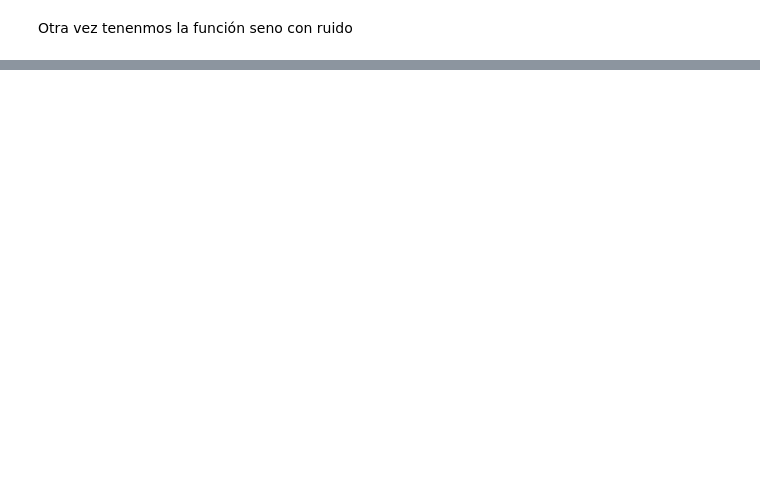
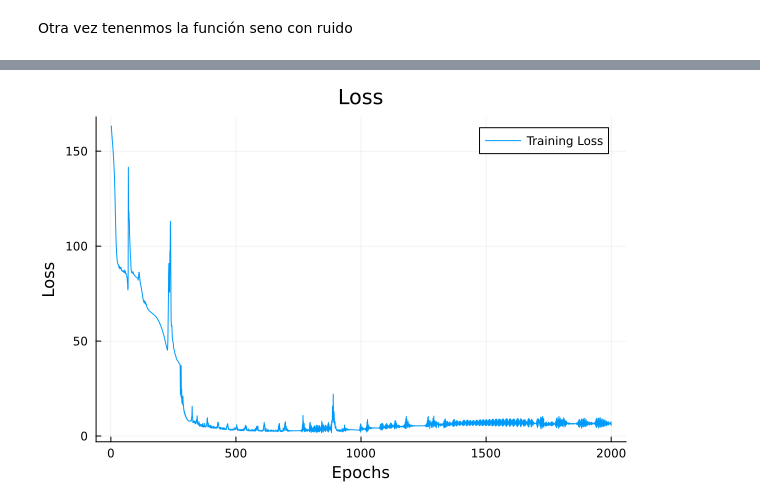
Before and after one commit to jp6879/TrackVersionsProgramsGit, a Jupyter notebook: MLTraining/1/1.2RNN.ipynb, the cells around one changed output, grey strips where cells are left out. Saved outputs shown, nothing was run; the diff lists cells and outputs as text; code cells hidden in the pictures; blank space fills up the shorter version.

```diff
--- a/MLTraining/1/1.2RNN.ipynb
+++ b/MLTraining/1/1.2RNN.ipynb
@@ -102,0 +128,29 @@ end
+# %%
+lossRNN = []
+lossRNN_test = []
+accuracy_train = []
+accuracy_test = []
+function accuracy()
+    num_correct = 0
+    num_correct_test = 0
+
+    # Transform into a flat Vector{Float32} the Vector{Vector{Float32}}
+    flat_vector_train = reduce(vcat,reduce(vcat,t_train_data))
+    flat_vector_test = reduce(vcat,reduce(vcat,t_test_data))
+    flat_y_train = reduce(vcat,reduce(vcat,y_train_data))
+    flat_y_test = reduce(vcat,reduce(vcat,y_test_data))
+
+    for i in 1:length(flat_vector_train)
+        if abs(modelRNN([flat_vector_train[i]])[1] - flat_y_train[i]) < 0.1
+            num_correct += 1
+        end
+    end
+
+    for i in 1:length(flat_vector_test)
+        if abs(modelRNN([flat_vector_test[i]])[1] - flat_y_test[i]) < 0.1
+            num_correct_test += 1
+        end
+    end
+
+    return (num_correct/length(flat_vector_train)) * 100.0, (num_correct_test/length(flat_vector_test)) * 100.0
+end
@@ -121,0 +239,4 @@ Si nos fijamos la red predice los valores bien en un rango, pero necesita mucho
+# %%
+plot(lossRNN, label="Training Loss", title="Loss",xlabel = "Epochs", ylabel = "Loss")
+# %% [output]
+[figure, added]
```
Also changed, not shown: parts of 30 cells of this notebook, 6 other files.
